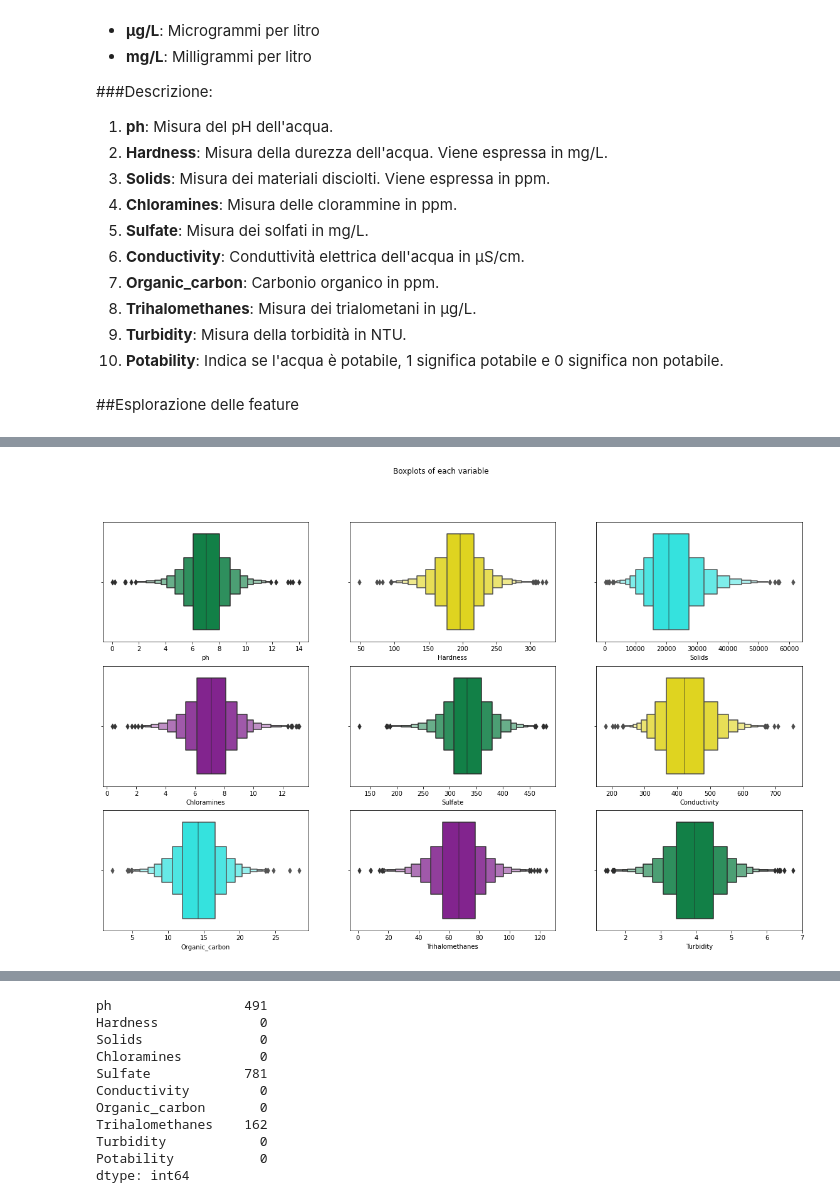
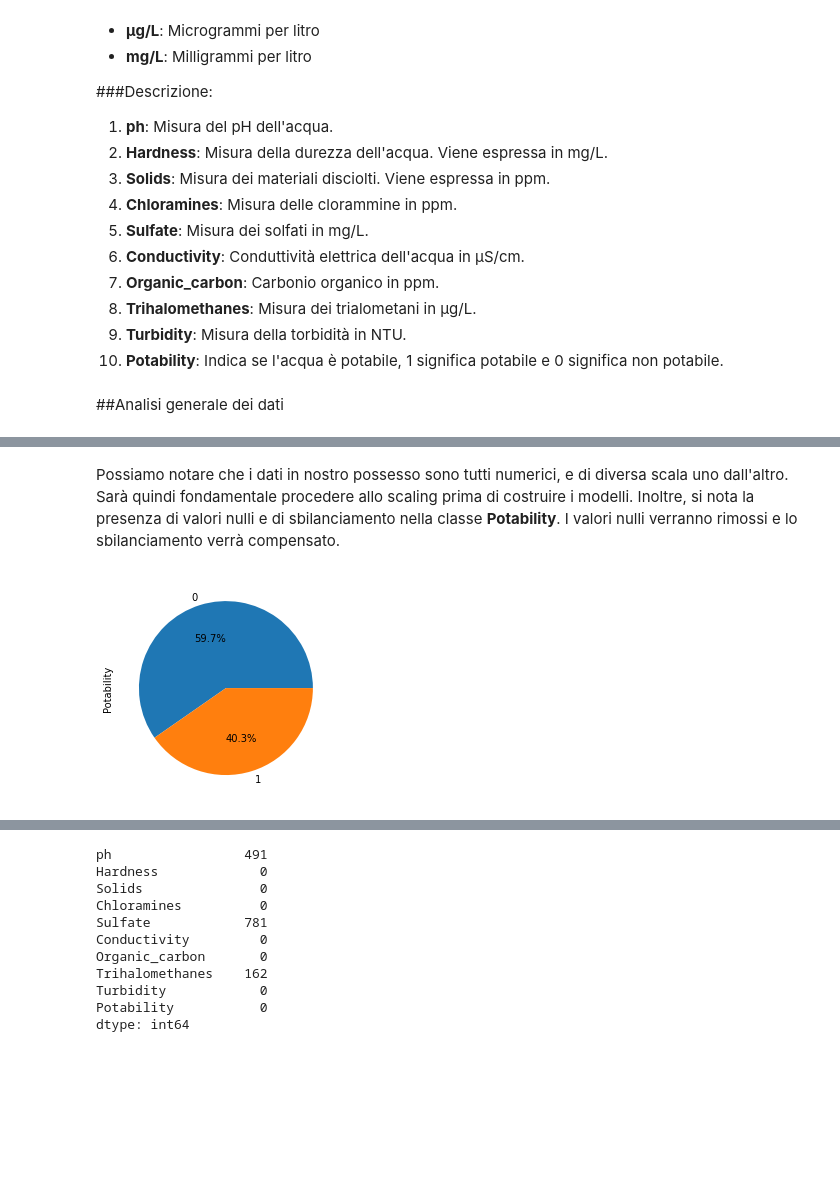
Before and after one commit to aleshark87/data-intensive-project, a Jupyter notebook: Progetto.ipynb, the cells around one changed output, grey strips where cells are left out. Saved outputs shown, nothing was run; the diff lists cells and outputs as text; code cells hidden in the pictures; blank space fills up the shorter version.

```diff
--- a/Progetto.ipynb
+++ b/Progetto.ipynb
@@ -60,8 +61,8 @@ dataset.head(10)
 8. **Trihalomethanes**: Misura dei trialometani in μg/L.
 9. **Turbidity**: Misura della torbidità in NTU.
 10. **Potability**: Indica se l'acqua è potabile, 1 significa potabile e 0 significa non potabile.
-# %% [markdown]
-##Esplorazione delle feature
+# %% [markdown]
+##Analisi generale dei dati
 # %%
 dataset.describe()
 # %% [output]
@@ -74,20 +75,10 @@ dataset.describe()
 | 50% | 7.036752 | 196.967627 | 20927.833607 | 7.130299 | 333.073546 | 421.884968 | 14.218338 | 66.622485 | ... |
 | 75% | 8.062066 | 216.667456 | 27332.762127 | 8.114887 | 359.950170 | 481.792304 | 16.557652 | 77.337473 | ... |
 | max | 14.000000 | 323.124000 | 61227.196008 | 13.127000 | 481.030642 | 753.342620 | 28.300000 | 124.000000 | ... |
-# %%
-colors = ['#009246','#fff000','#18fff9','#8f139f']
-fig, axes = plt.subplots(3, 3,figsize=(20,12))
-column = dataset.columns
-fig.suptitle('Boxplots of each variable')
-sns.boxenplot(ax=axes[0,0],x=column[0],data=dataset,color=colors[0])
-sns.boxenplot(ax=axes[0,1],x=column[1],data=dataset,color=colors[1])
-sns.boxenplot(ax=axes[0,2],x=column[2],data=dataset,color=colors[2])
-sns.boxenplot(ax=axes[1,0],x=column[3],data=dataset,color=colors[3])
-sns.boxenplot(ax=axes[1,1],x=column[4],data=dataset,color=colors[0])
-sns.boxenplot(ax=axes[1,2],x=column[5],data=dataset,color=colors[1])
-sns.boxenplot(ax=axes[2,0],x=column[6],data=dataset,color=colors[2])
-sns.boxenplot(ax=axes[2,1],x=column[7],data=dataset,color=colors[3])
-sns.boxenplot(ax=axes[2,2],x=column[8],data=dataset,color=colors[0])
-plt.show()
-# %% [output]
-[figure, removed]
+# %% [markdown]
+Possiamo notare che i dati in nostro possesso sono tutti numerici, e di diversa scala uno dall'altro. Sarà quindi fondamentale procedere allo scaling prima di costruire i modelli. Inoltre, si nota la presenza di valori nulli e di sbilanciamento nella classe **Potability**.
+I valori nulli verranno rimossi e lo sbilanciamento verrà compensato.
+# %%
+dataset.Potability.value_counts().plot.pie(autopct="%.1f%%");
+# %% [output]
+[figure, added]
```
Also changed, not shown: parts of 43 cells of this notebook.
